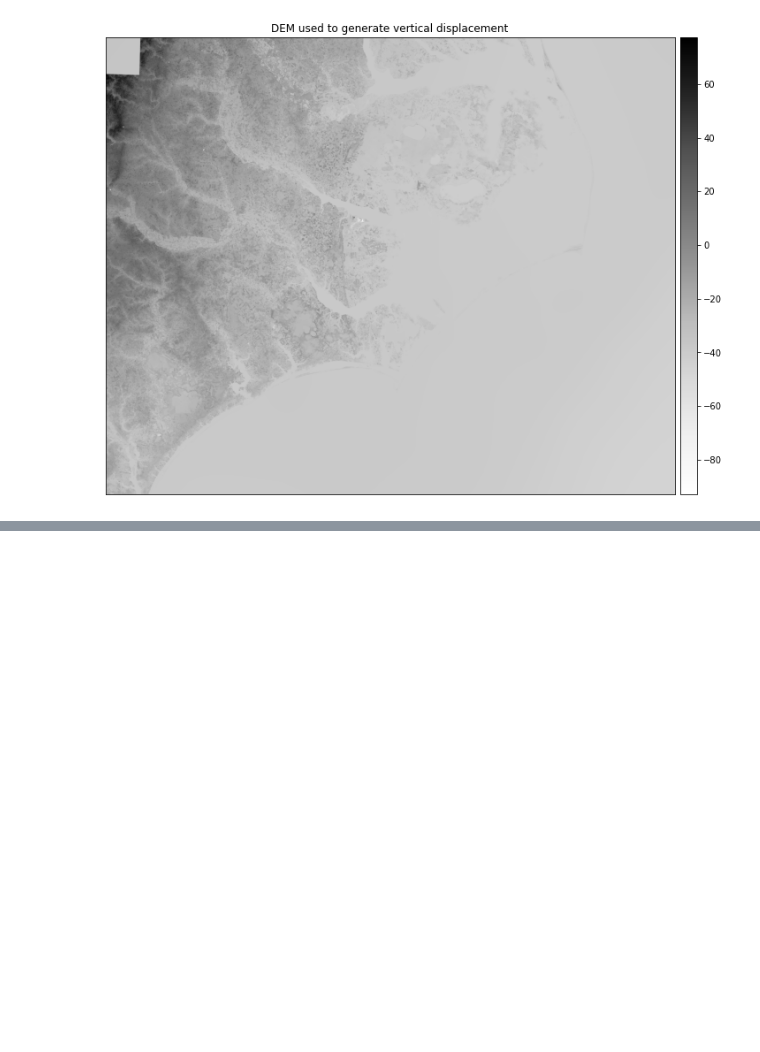
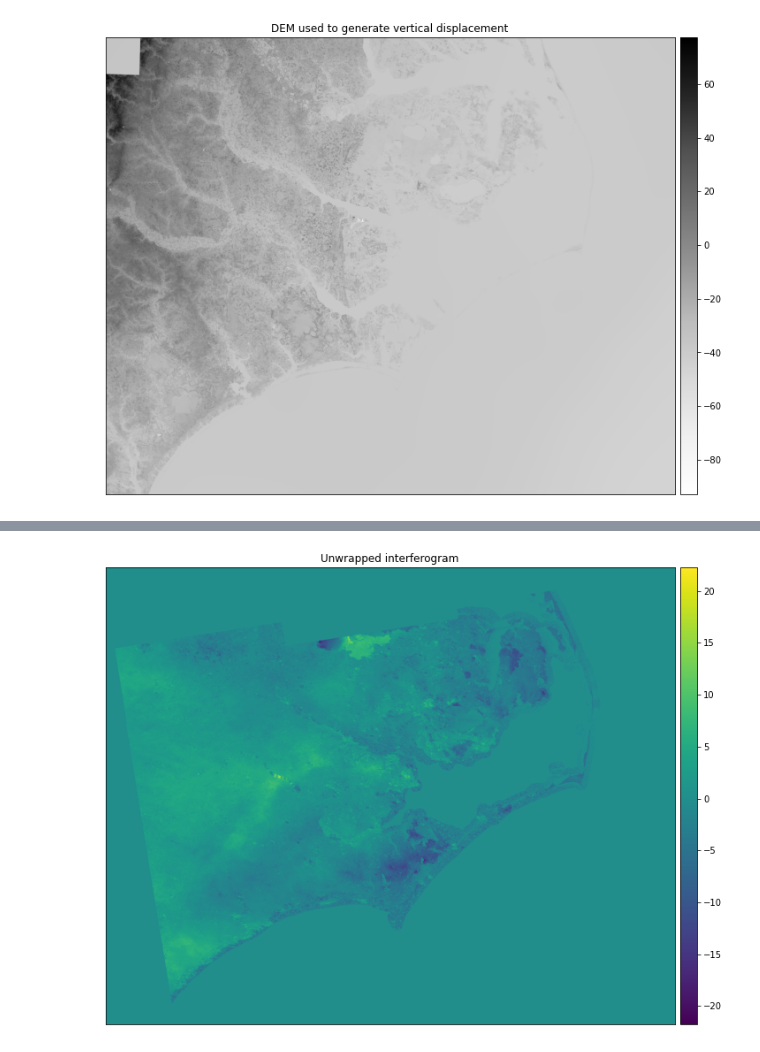
Before and after one commit to tlogie6/Coastal-Bathymetry-Group, a Jupyter notebook: VerticalDisplacement/Code/Data processing vertical displacement.ipynb, the cells around one changed output, grey strips where cells are left out. Cells and saved outputs as stored; diff of their text form; code cells hidden in the pictures; blank space fills up the shorter version.

```diff
--- a/VerticalDisplacement/Code/Data processing vertical displacement.ipynb
+++ b/VerticalDisplacement/Code/Data processing vertical displacement.ipynb
@@ -34,0 +47,12 @@ plt.show()
+# %%
+filepath = "../RawData/S1AA_20181008T230552_20181125T230551_VVP048_INT80_G_weF_61C9/S1AA_20181008T230552_20181125T230551_VVP048_INT80_G_weF_61C9_unw_phase.tif"
+with rio.open(filepath) as unwrapped:
+    unwrap = unwrapped.read(1)
+# %%
+ep.plot_bands(unwrap,
+              title="Unwrapped interferogram",
+              cmap="viridis")
+
+plt.show()
+# %% [output]
+[figure, added]
```
Also changed, not shown: parts of 5 cells of this notebook.
